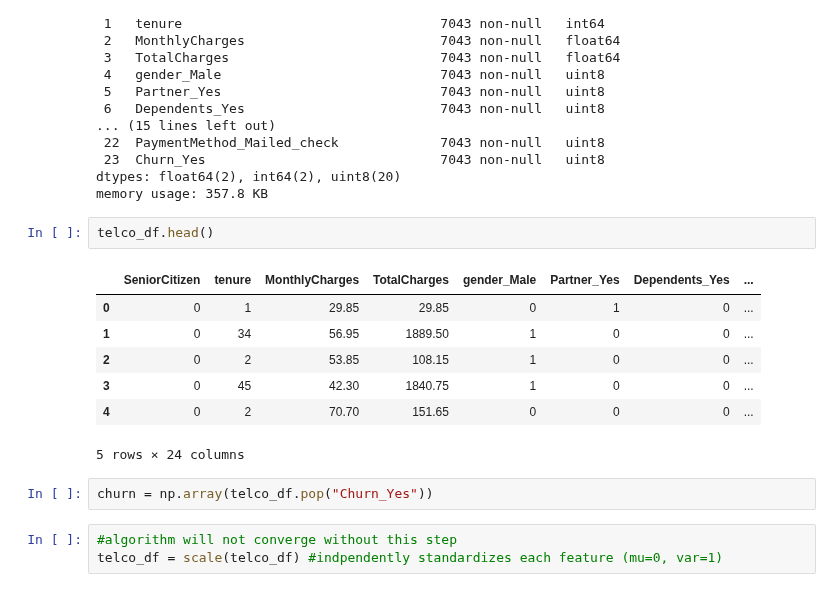
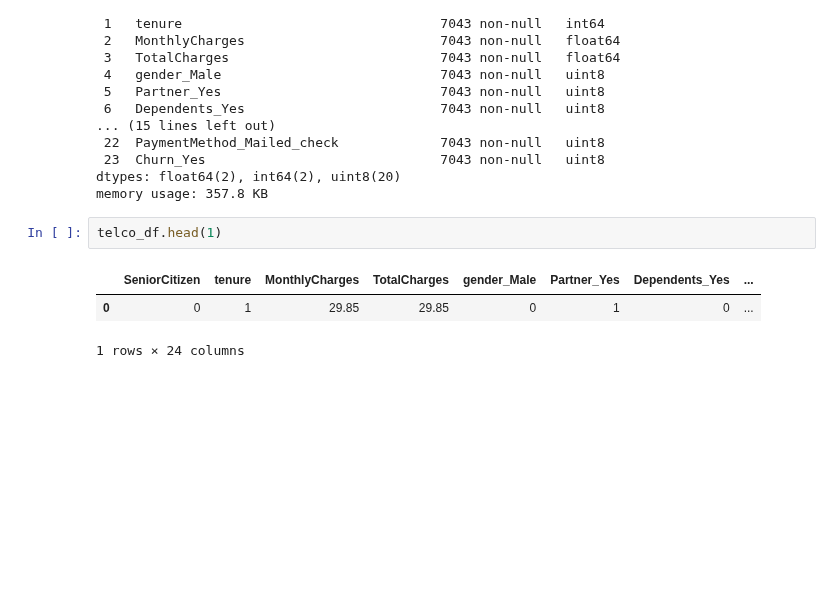
Before and after one commit to konstanzer/reducing_churn, a Jupyter notebook: modeling.ipynb, the cells around one changed output. Cells and saved outputs as stored; diff of their text form; blank space fills up the shorter version.

```diff
--- a/modeling.ipynb
+++ b/modeling.ipynb
@@ -31,17 +52,8 @@ Data columns (total 24 columns):
 dtypes: float64(2), int64(2), uint8(20)
 memory usage: 357.8 KB
 # %%
-telco_df.head()
+telco_df.head(1)
 # %% [output]
 |  | SeniorCitizen | tenure | MonthlyCharges | TotalCharges | gender_Male | Partner_Yes | Dependents_Yes | ... |
 | 0 | 0 | 1 | 29.85 | 29.85 | 0 | 1 | 0 | ... |
-| 1 | 0 | 34 | 56.95 | 1889.50 | 1 | 0 | 0 | ... |
-| 2 | 0 | 2 | 53.85 | 108.15 | 1 | 0 | 0 | ... |
-| 3 | 0 | 45 | 42.30 | 1840.75 | 1 | 0 | 0 | ... |
-| 4 | 0 | 2 | 70.70 | 151.65 | 0 | 0 | 0 | ... |
-5 rows × 24 columns
+1 rows × 24 columns
-# %%
-churn = np.array(telco_df.pop("Churn_Yes"))
-# %%
-#algorithm will not converge without this step
-telco_df = scale(telco_df) #indpendently standardizes each feature (mu=0, var=1)
```
Also changed, not shown: parts of 37 cells of this notebook, 4 other files.
